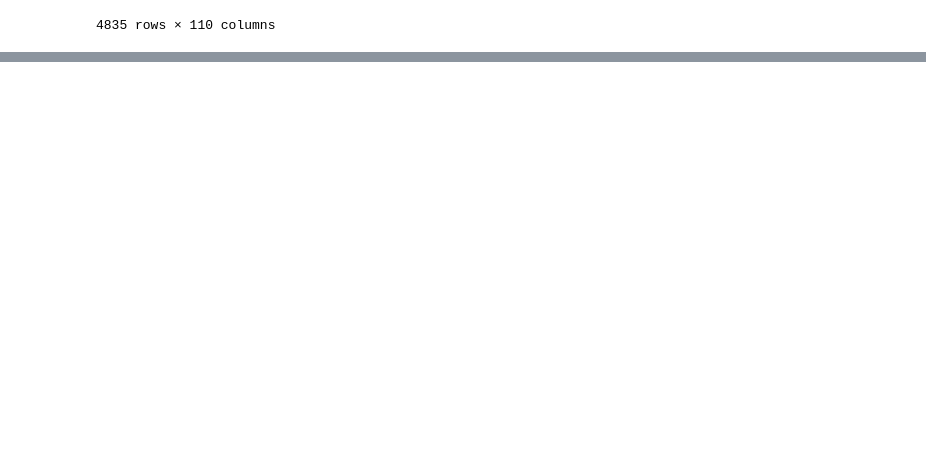
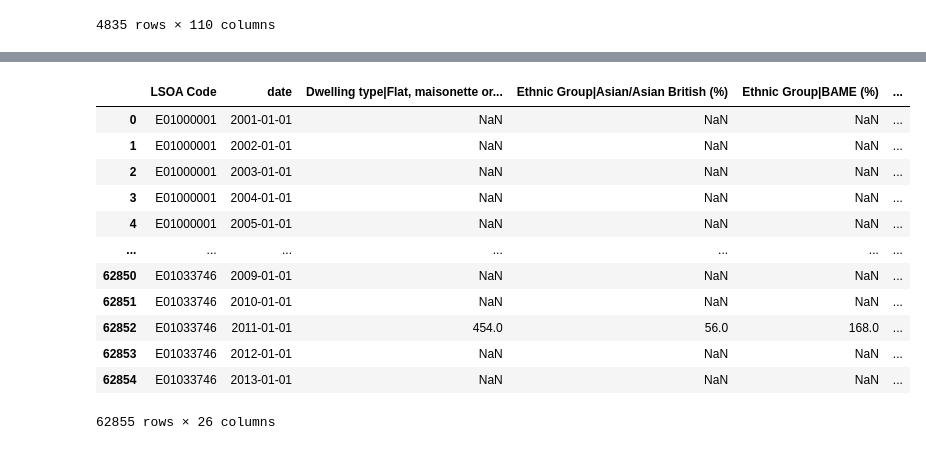
Before and after one commit to skyrimer/ARWCASP, a Jupyter notebook: EDA/Filtered lsoa.ipynb, the cells around one changed output, grey strips where cells are left out. Cells and saved outputs as stored; diff of their text form; code cells hidden in the pictures; blank space fills up the shorter version.

```diff
--- a/EDA/Filtered lsoa.ipynb
+++ b/EDA/Filtered lsoa.ipynb
@@ -22,0 +150,5 @@ lsoadata
+# %%
+df_final['LSOA Code'] = df_final['LSOA Code'].astype('string')
+
+
+df_final.dtypes
@@ -22,0 +173,18 @@ lsoadata
+# %%
+df_final['date'] = df_final['date'].astype(str) + '-01-01'
+df_final['date'] = pd.to_datetime(df_final['date'], errors='coerce')
+df_final
+# %% [output]
+|  | LSOA Code | date | Dwelling type|Flat, maisonette or... | Ethnic Group|Asian/Asian British (%) | Ethnic Group|BAME (%) | ... |
+| 0 | E01000001 | 2001-01-01 | NaN | NaN | NaN | ... |
+| 1 | E01000001 | 2002-01-01 | NaN | NaN | NaN | ... |
+| 2 | E01000001 | 2003-01-01 | NaN | NaN | NaN | ... |
+| 3 | E01000001 | 2004-01-01 | NaN | NaN | NaN | ... |
+| 4 | E01000001 | 2005-01-01 | NaN | NaN | NaN | ... |
+| ... | ... | ... | ... | ... | ... | ... |
+| 62850 | E01033746 | 2009-01-01 | NaN | NaN | NaN | ... |
+| 62851 | E01033746 | 2010-01-01 | NaN | NaN | NaN | ... |
+| 62852 | E01033746 | 2011-01-01 | 454.0 | 56.0 | 168.0 | ... |
+| 62853 | E01033746 | 2012-01-01 | NaN | NaN | NaN | ... |
+| 62854 | E01033746 | 2013-01-01 | NaN | NaN | NaN | ... |
+62855 rows × 26 columns
```
Also changed, not shown: parts of 15 cells of this notebook, 2 other files.
